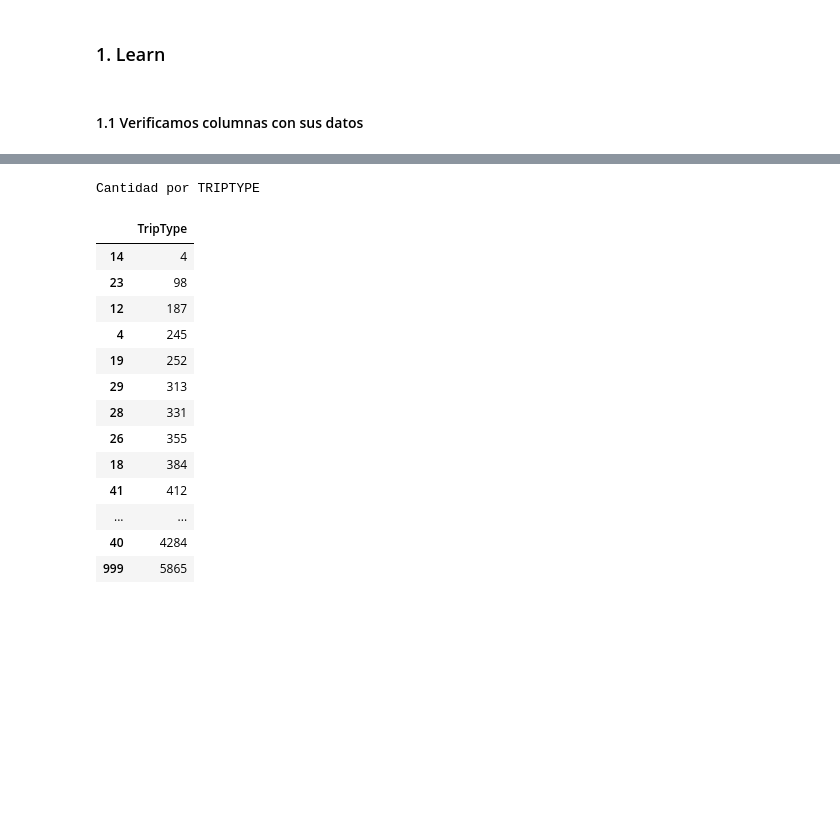
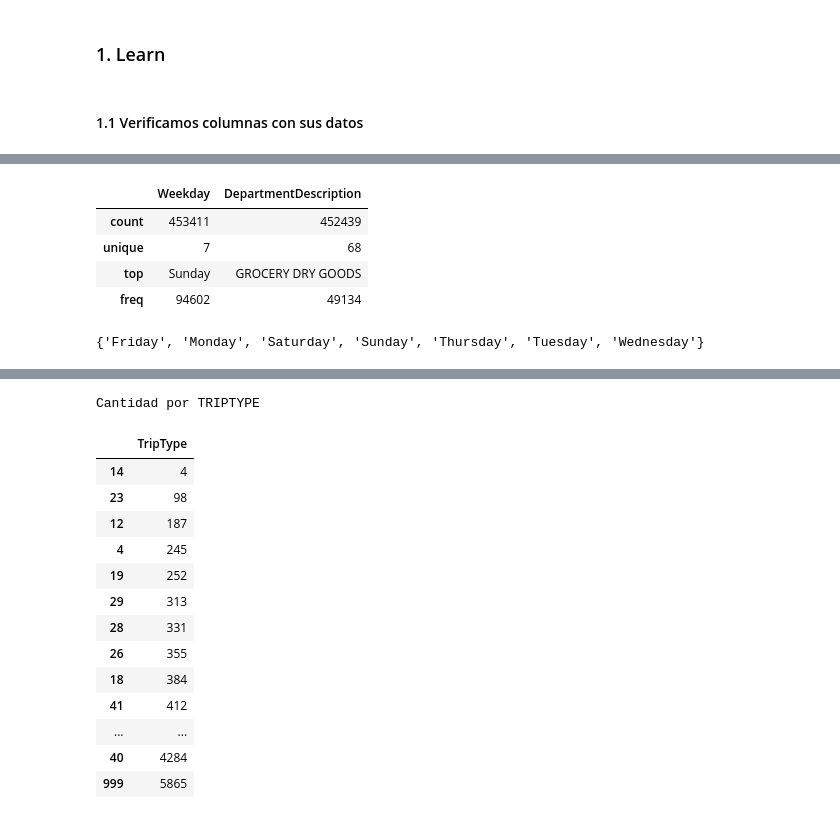
Before and after one commit to Verobornancini/AprendizajeSupervisado, a Jupyter notebook: practico/src/baseline.ipynb, the cells around one changed output, grey strips where cells are left out. Cells and saved outputs as stored; diff of their text form; code cells hidden in the pictures; blank space fills up the shorter version.

```diff
--- a/practico/src/baseline.ipynb
+++ b/practico/src/baseline.ipynb
@@ -130,0 +105,15 @@ Cuantificamos por Tipo de Viaje (TripType)
+# %%
+# 5) Como tenemos variables tipo Object, pedimos ver un resumen del resto de los datos (no numéricos)
+original_df.describe(include=['object'])
+# %% [output]
+|  | Weekday | DepartmentDescription |
+| count | 453411 | 452439 |
+| unique | 7 | 68 |
+| top | Sunday | GROCERY DRY GOODS |
+| freq | 94602 | 49134 |
+# %%
+# 6) Averiguamos los posibles valores que toman las variables tipo Object
+# Variable Weekday
+set(original_df.Weekday)
+# %% [output]
+{'Friday', 'Monday', 'Saturday', 'Sunday', 'Thursday', 'Tuesday', 'Wednesday'}
```
Also changed, not shown: parts of 18 cells of this notebook.
